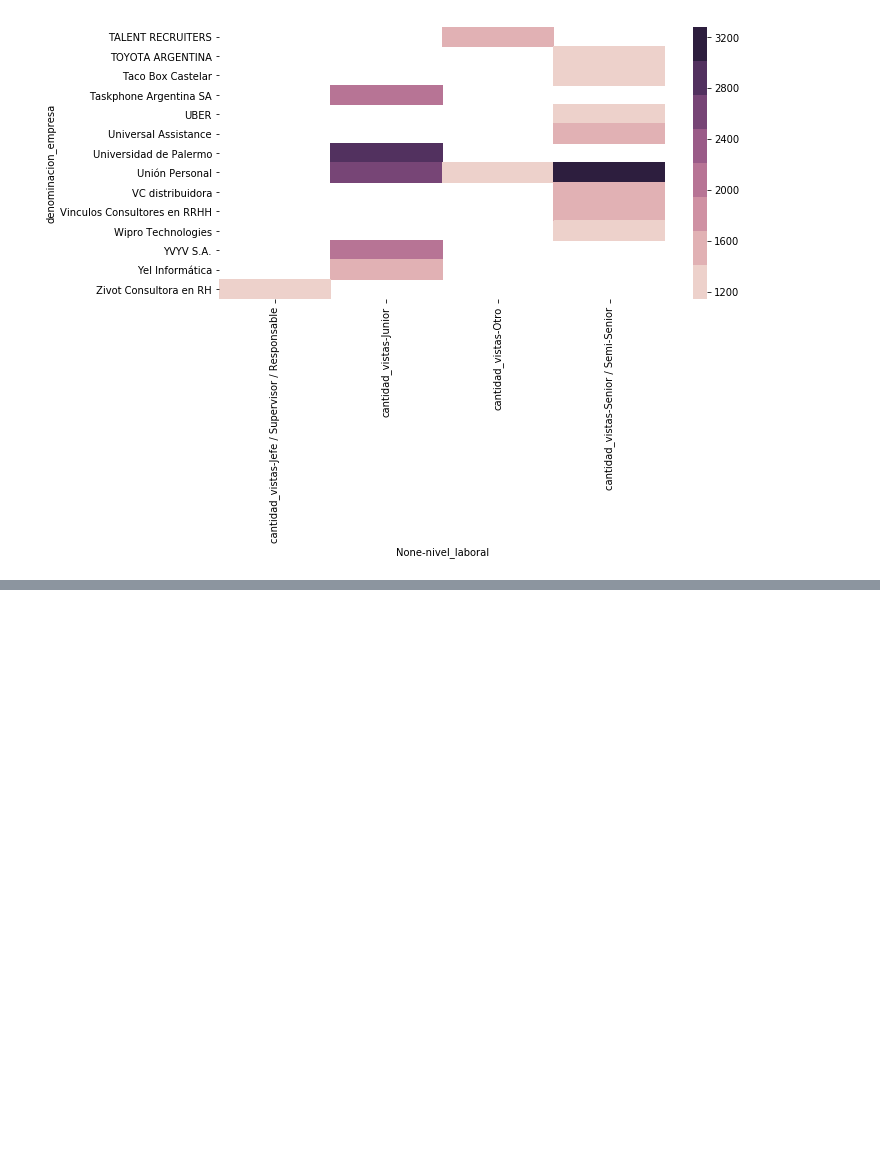
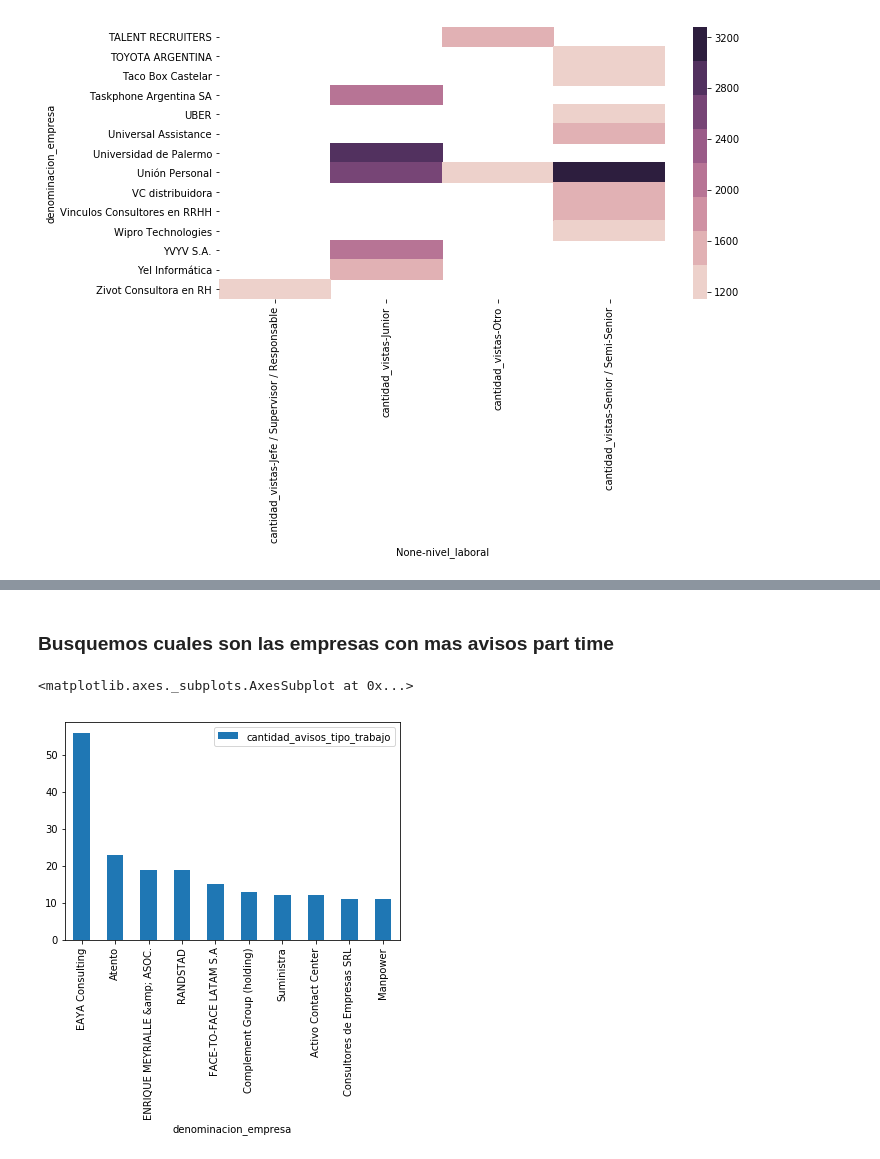
Before and after one commit to iloyarte/datos-tp, a Jupyter notebook: TP 1 - Analisis exploratorio - 2C.ipynb, the cells around one changed output, grey strips where cells are left out. Saved outputs shown, nothing was run; the diff lists cells and outputs as text; code cells hidden in the pictures; blank space fills up the shorter version.

```diff
--- a/TP 1 - Analisis exploratorio - 2C.ipynb
+++ b/TP 1 - Analisis exploratorio - 2C.ipynb
@@ -259,0 +271,10 @@ sns.heatmap(empresas_avisos_nivel_gt.pivot_table(index = 'denominacion_empresa',
+# %% [markdown]
+### Busquemos cuales son las empresas con mas avisos part time
+# %%
+detalles_tipo_trabajo_part = detalles_tipo_trabajo[detalles_tipo_trabajo['tipo_de_trabajo'] == 'Part-time']
+# %%
+top_ten_empresas_part = detalles_tipo_trabajo_part.sort_values(by='cantidad_avisos_tipo_trabajo',ascending=False)[:10]
+top_ten_empresas_part.plot.bar(x = 'denominacion_empresa', y='cantidad_avisos_tipo_trabajo')
+# %% [output]
+<matplotlib.axes._subplots.AxesSubplot at 0x...>
+[figure, added]
```
Also changed, not shown: parts of 8 cells of this notebook.
